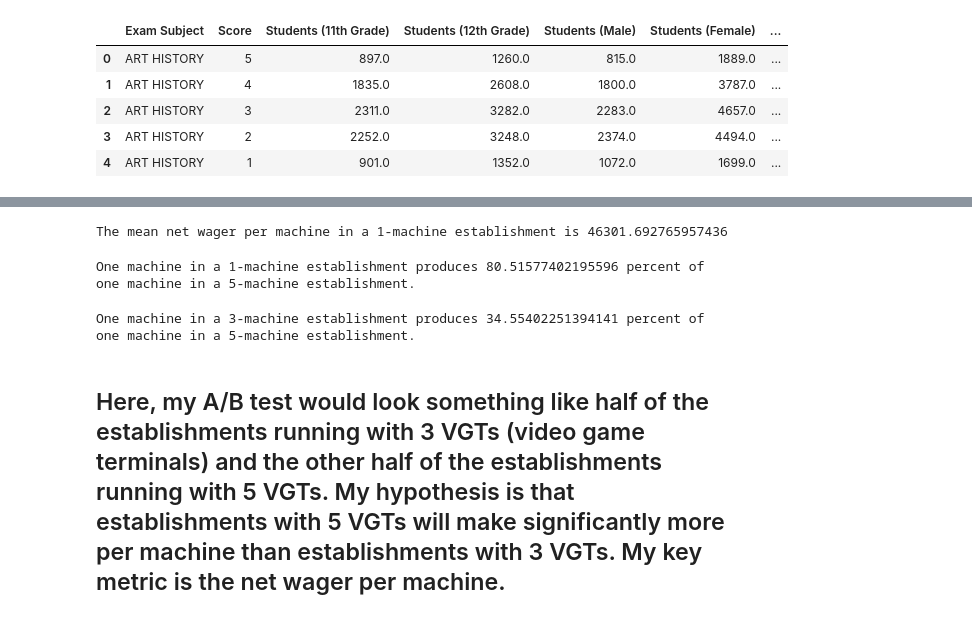
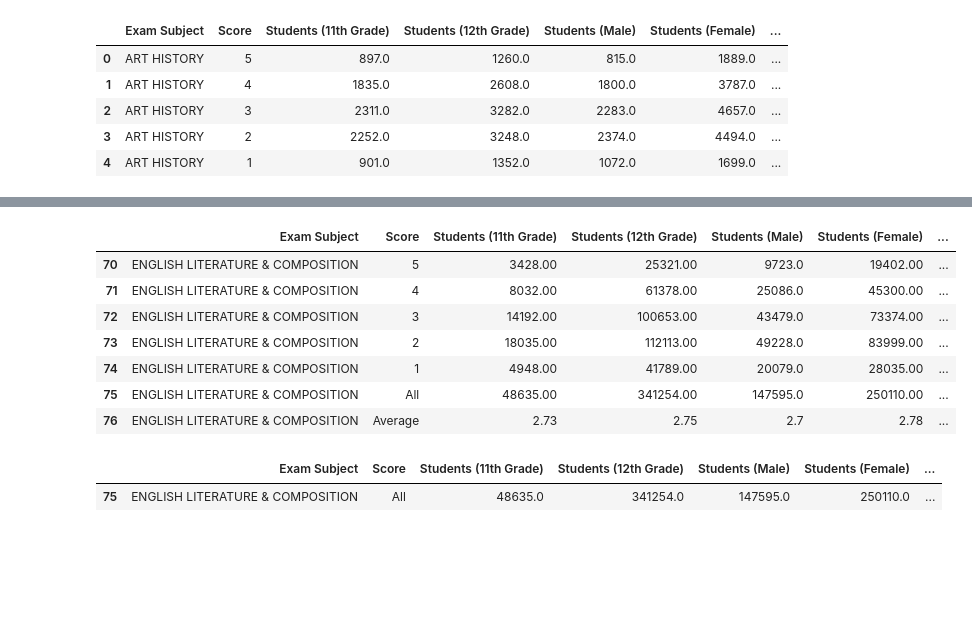
Before and after one commit to jtillis0317/Drills-and-Projects, a Jupyter notebook: Unit 1 Capstone.ipynb, the cells around one changed output, grey strips where cells are left out. Drawn from its saved outputs; the diff is of its cells as text; code cells hidden in the pictures; blank space fills up the shorter version.

```diff
--- a/Unit 1 Capstone.ipynb
+++ b/Unit 1 Capstone.ipynb
@@ -61,3 +49,7 @@ Students (Native Hawaiian/Pacific Islander)     object
 Students (Two or More Races)                   float64
 All Students (2016)                            float64
 dtype: object
+# %%
+exams["Students (Black)"] = pd.to_numeric(exams["Students (Black)"], errors="coerce")
+exams["Students (American Indian/Alaska Native)"] = pd.to_numeric(exams["Students (American Indian/Alaska Native)"], errors="coerce")
+exams["Students (Native Hawaiian/Pacific Islander)"] = pd.to_numeric(exams["Students (Native Hawaiian/Pacific Islander)"], errors="coerce")
@@ -81,10 +93,14 @@ BIOLOGY                               7
 MACROECONOMICS                        7
 PHYSICS 2                             7
 Name: Exam Subject, dtype: int64
-# %%
-exams[exams["Exam Subject"] == "ENGLISH LITERATURE & COMPOSITION"]
-
-exams["Percent Latino"] = exams["Students (Hispanic/Latino)"] / exams["All Students (2016)"]
+# %%
+exams[exams["Exam Subject"] == "ENGLISH LITERATURE & COMPOSITION"]
+
+exams["Students (Hispanic/Latino) Fraction"] = exams["Students (Hispanic/Latino)"] / exams["All Students (2016)"]
+exams["Students (Black) Fraction"] = exams["Students (Black)"] / exams["All Students (2016)"]
+exams["Students (Asian) Fraction"] = exams["Students (Asian)"] / exams["All Students (2016)"]
+exams["Students (White) Fraction"] = exams["Students (White)"] / exams["All Students (2016)"]
+exams["Students (Other) Fraction"] = (exams["Students (American Indian/Alaska Native)"] + exams["Students (Native Hawaiian/Pacific Islander)"] + exams["Students (Two or More Races)"]) / exams["All Students (2016)"]
 # %%
 exams.head()
 # %% [output]
@@ -510,18 +112,0 @@ The mean net wager per machine in a 3-machine establishment is 19870.76139679424
-# %%
-print("The mean net wager per machine in a 1-machine establishment is", df4[df4["VGT Count"] == 1]["Net Wager"].mean())
-# %% [output]
-The mean net wager per machine in a 1-machine establishment is 46301.692765957436
-# %%
-print("One machine in a 1-machine establishment produces",
-      (df4[df4["VGT Count"] == 1]["Net Wager"].mean() / (df4[df4["VGT Count"] == 5]["Net Wager"].mean() / 5)) * 100,
-      "percent of one machine in a 5-machine establishment.")
-# %% [output]
-One machine in a 1-machine establishment produces 80.51577402195596 percent of one machine in a 5-machine establishment.
-# %%
-print("One machine in a 3-machine establishment produces",
-      ((df4[df4["VGT Count"] == 3]["Net Wager"].mean() / 3) / (df4[df4["VGT Count"] == 5]["Net Wager"].mean() / 5)) * 100,
-      "percent of one machine in a 5-machine establishment.")
-# %% [output]
-One machine in a 3-machine establishment produces 34.55402251394141 percent of one machine in a 5-machine establishment.
-# %% [markdown]
-## Here, my A/B test would look something like half of the establishments running with 3 VGTs (video game terminals) and the other half of the establishments running with 5 VGTs. My hypothesis is that establishments with 5 VGTs will make significantly more per machine than establishments with 3 VGTs. My key metric is the net wager per machine.
@@ -527,0 +115,11 @@ One machine in a 3-machine establishment produces 34.55402251394141 percent of o
+# %%
+ap_lit.head(10)
+# %% [output]
+|  | Exam Subject | Score | Students (11th Grade) | Students (12th Grade) | Students (Male) | Students (Female) | ... |
+| 70 | ENGLISH LITERATURE & COMPOSITION | 5 | 3428.00 | 25321.00 | 9723.0 | 19402.00 | ... |
+| 71 | ENGLISH LITERATURE & COMPOSITION | 4 | 8032.00 | 61378.00 | 25086.0 | 45300.00 | ... |
+| 72 | ENGLISH LITERATURE & COMPOSITION | 3 | 14192.00 | 100653.00 | 43479.0 | 73374.00 | ... |
+| 73 | ENGLISH LITERATURE & COMPOSITION | 2 | 18035.00 | 112113.00 | 49228.0 | 83999.00 | ... |
+| 74 | ENGLISH LITERATURE & COMPOSITION | 1 | 4948.00 | 41789.00 | 20079.0 | 28035.00 | ... |
+| 75 | ENGLISH LITERATURE & COMPOSITION | All | 48635.00 | 341254.00 | 147595.0 | 250110.00 | ... |
+| 76 | ENGLISH LITERATURE & COMPOSITION | Average | 2.73 | 2.75 | 2.7 | 2.78 | ... |
@@ -527,0 +128,5 @@ One machine in a 3-machine establishment produces 34.55402251394141 percent of o
+# %%
+total
+# %% [output]
+|  | Exam Subject | Score | Students (11th Grade) | Students (12th Grade) | Students (Male) | Students (Female) | ... |
+| 75 | ENGLISH LITERATURE & COMPOSITION | All | 48635.0 | 341254.0 | 147595.0 | 250110.0 | ... |
```
Also changed, not shown: parts of 64 cells of this notebook.
